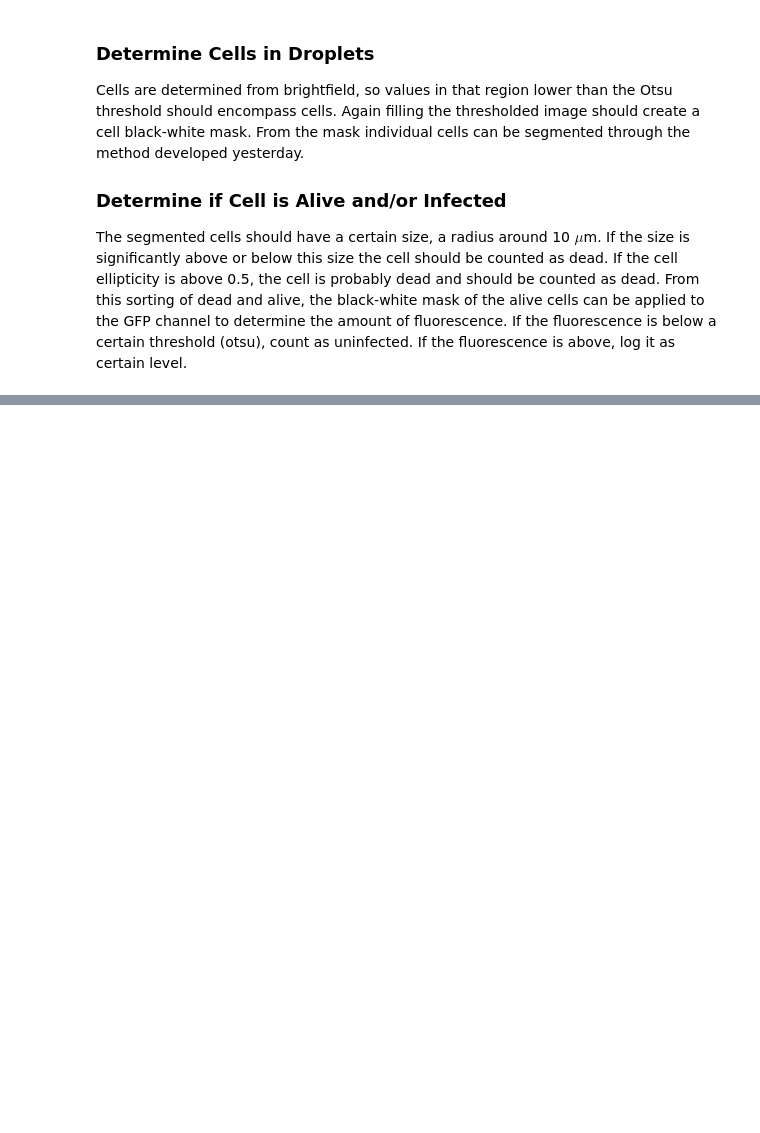
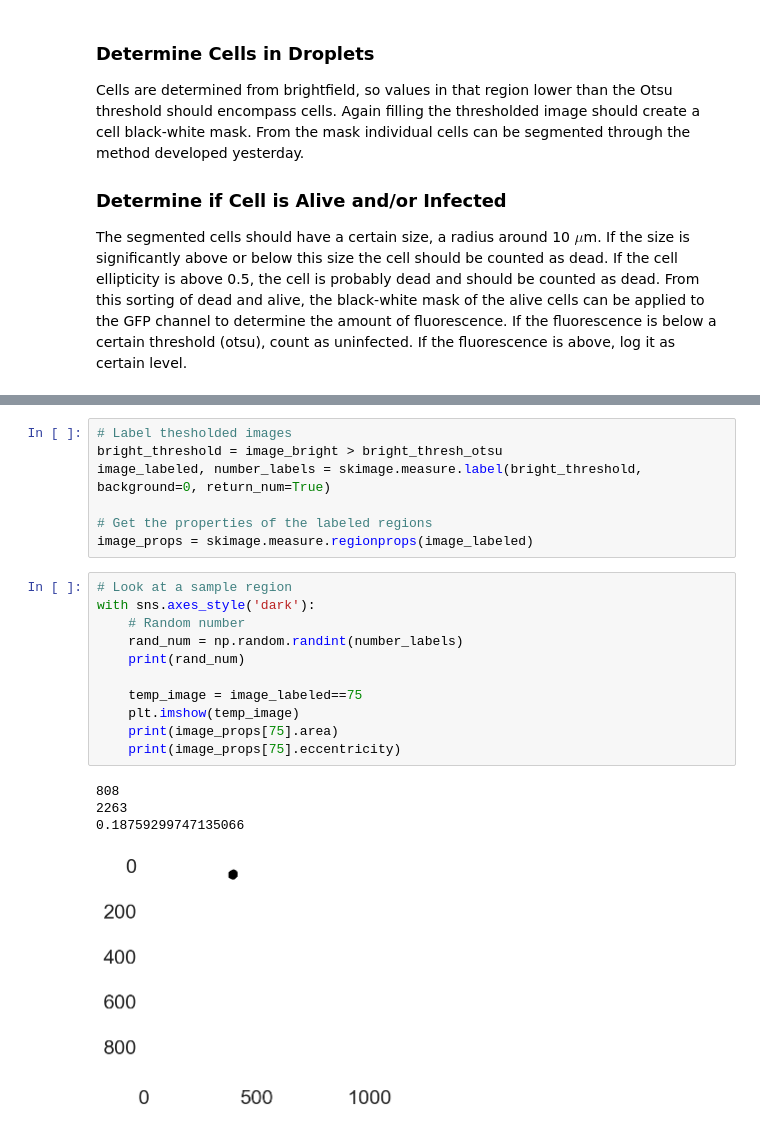
Before and after one commit to adamcatching/Polio_DIPS, a Jupyter notebook: notebook/2018_06_28.ipynb, the cells around one changed output, grey strips where cells are left out. Drawn from its saved outputs; the diff is of its cells as text; blank space fills up the shorter version.

```diff
--- a/notebook/2018_06_28.ipynb
+++ b/notebook/2018_06_28.ipynb
@@ -22,0 +90,23 @@ The segmented cells should have a certain size, a radius around 10 $\mu$m. If th
+# %%
+# Label thesholded images
+bright_threshold = image_bright > bright_thresh_otsu
+image_labeled, number_labels = skimage.measure.label(bright_threshold, background=0, return_num=True)
+
+# Get the properties of the labeled regions
+image_props = skimage.measure.regionprops(image_labeled)
+# %%
+# Look at a sample region
+with sns.axes_style('dark'):
+    # Random number
+    rand_num = np.random.randint(number_labels)
+    print(rand_num)
+
+    temp_image = image_labeled==75
+    plt.imshow(temp_image)
+    print(image_props[75].area)
+    print(image_props[75].eccentricity)
+# %% [output]
+808
+2263
+0.18759299747135066
+[figure, added]
```
Also changed, not shown: parts of 7 cells of this notebook.
